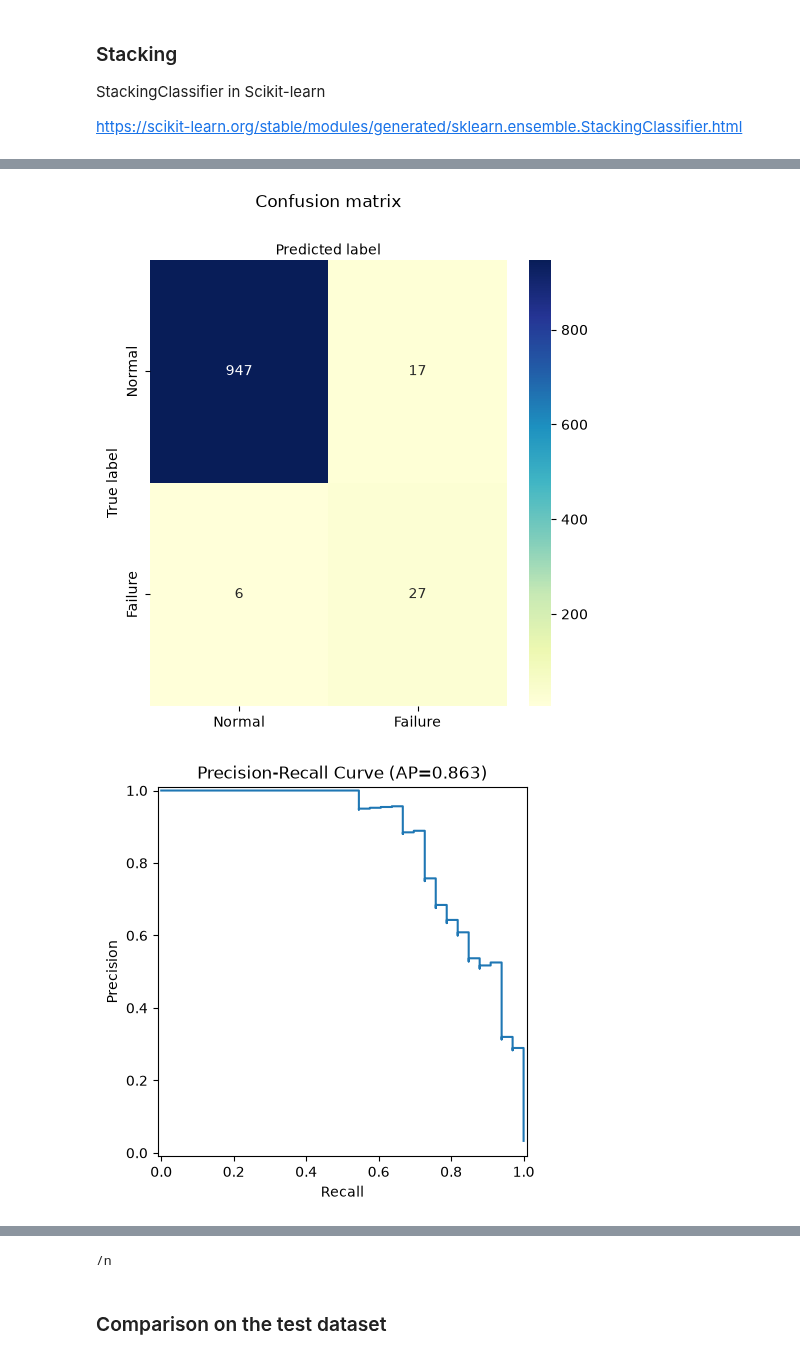
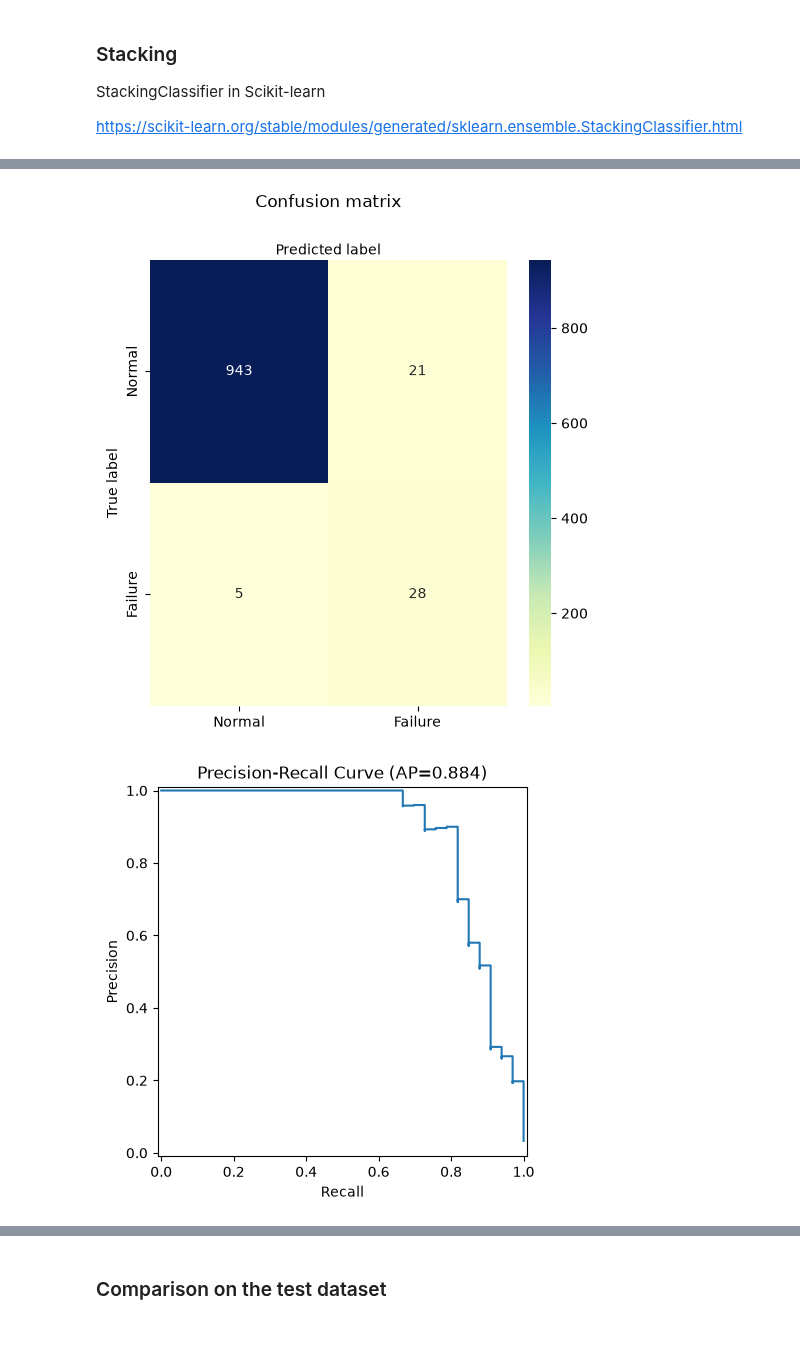
Before and after one commit to SBU-r/CIV555-Fall26, a Jupyter notebook: Notebooks/06_Classification.ipynb, the cells around one changed output, grey strips where cells are left out. Drawn from its saved outputs; the diff is of its cells as text; code cells hidden in the pictures.

```diff
--- a/Notebooks/06_Classification.ipynb
+++ b/Notebooks/06_Classification.ipynb
@@ -355,7 +362,7 @@ def eval_pred(model,X,Y,task,disp):
 
     # Area under the curve.
     if task == 'binary':
-        auc= roc_auc_score(y_true, proba[:,1]) # probability of class '1'
+        auc= roc_auc_score(y_true, proba[:,1])
     elif task == 'multi_class':
         auc = roc_auc_score(y_true,
                             proba,
@@ -373,6 +380,10 @@ def eval_pred(model,X,Y,task,disp):
         print('task must be either "binary" or "multi_class".')
 
 
+
+        #proba = model.predict_proba(X)[:,1] # probability of class '1'
+
+
     scores = round(pd.Series(data={'ACC':acc, 'AUC':auc, 'F1':f1}),3)
 
     if disp == True:
@@ -380,7 +391,7 @@ def eval_pred(model,X,Y,task,disp):
         if task =='binary':
             class_names=['Normal','Failure'] # Names of classes.
         elif task=='multi_class':
-            class_names=['Normal','TWF','HDF','PWF','DSF'] # Names of classes.
+            class_names=['Normal','TWF','HDF','PWF','OSF'] # Names of classes.
         else:
             print('task must be either "binary" or "multi_class".')
 
@@ -436,7 +447,7 @@ def eval_pred(model,X,Y,task,disp):
             plt.title("Receiver Operating Characteristic (ROC)")
             plt.legend(loc="lower right")
             plt.show()
-            print('/n')
+            print('\n')
 
     return cm, scores
 # %% [markdown]
@@ -1079,26 +950,19 @@ https://scikit-learn.org/stable/modules/generated/sklearn.ensemble.StackingClass
 # %%
 from sklearn.ensemble import StackingClassifier
 from sklearn.ensemble import RandomForestClassifier
+from sklearn.linear_model import LogisticRegression
 from sklearn.svm import SVC
 
 
-estimators = [('rfc', RandomForestClassifier(random_state=10)),
-              ('svm', SVC(random_state=10))]
-
-stk_params = {
-    'rfc__n_estimators': [10, 50],
-    'rfc__criterion': ['gini', 'log_loss'],
-    'rfc__max_features': [None, 'sqrt'],
-    'svm__C':[50,200]
-}
-
-stk = StackingClassifier(estimators=estimators)
-
-stk_model=fit_tune(stk,
-                   X_train,
-                   Y_train,
-                   stk_params,
-                   'binary')
+estimators = [
+    ('rfc', RandomForestClassifier(n_estimators=50, criterion='gini',
+                                   max_features=None, random_state=10)),
+    ('svm', SVC(C=50, gamma='scale', random_state=10)),
+]
+stk = StackingClassifier(estimators=estimators,
+                         final_estimator=LogisticRegression(max_iter=1000),
+                         cv=3)
+stk_model = fit_model(stk, X_train, Y_train, 'binary')
 
 # Evaluate the model on the validation set.
 cm, scores = eval_pred(stk_model,
@@ -1127,3 +990,3 @@ F1     0.701
 dtype: float64
 [figure]
-[figure, old version]
+[figure, new version]
@@ -1131,4 +994,3 @@ dtype: float64
-/n
 # %% [markdown]
 ### Comparison on the test dataset
 # %%
```
Also changed, not shown: parts of 31 cells of this notebook.
